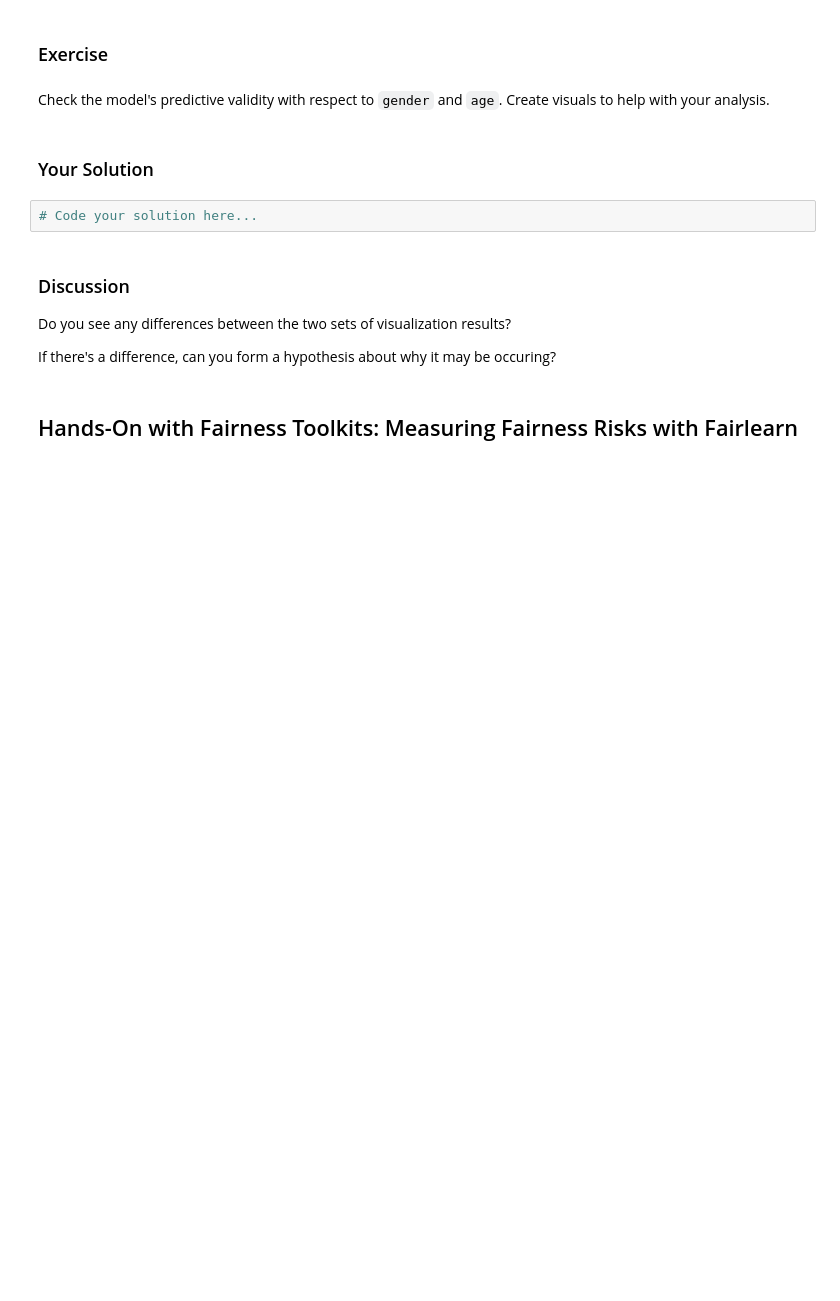
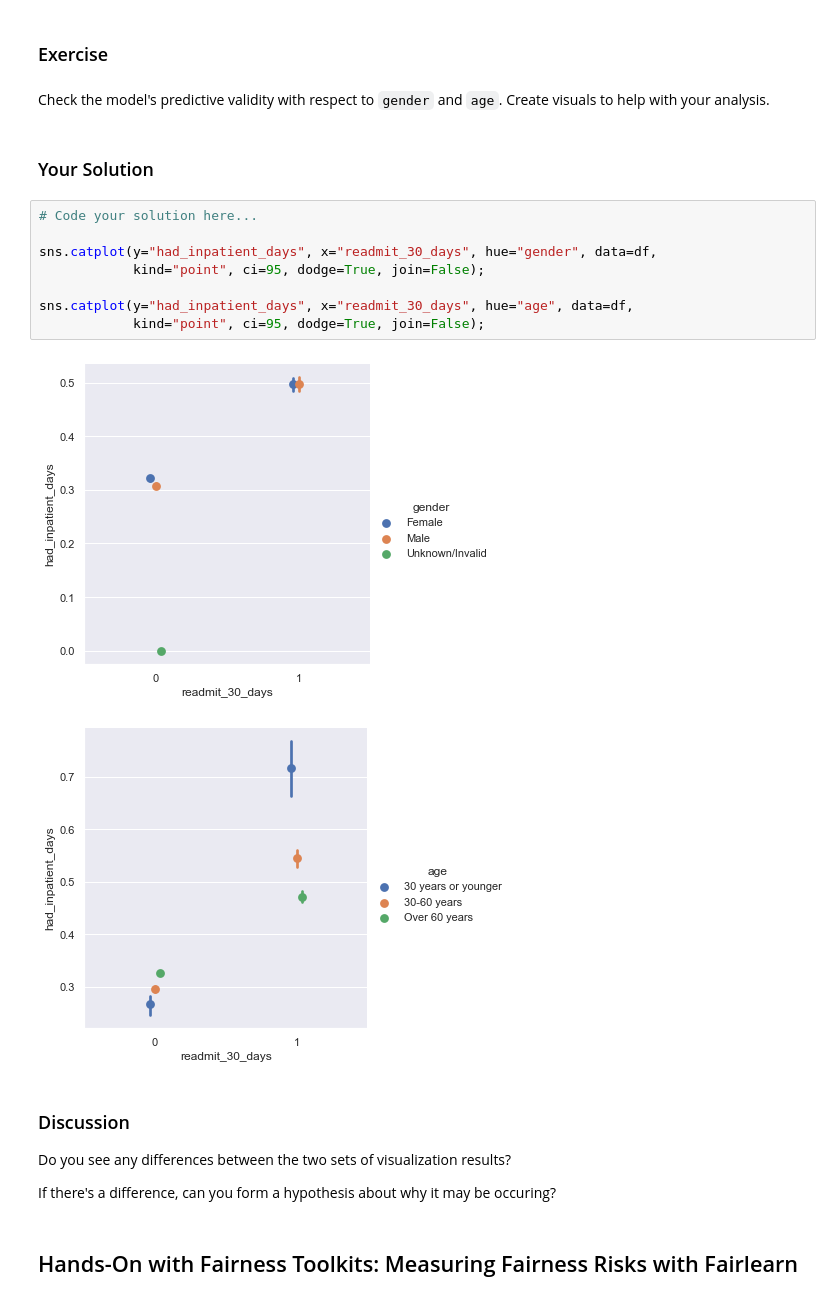
Before and after one commit to tariqking/aist, a Jupyter notebook: notebooks/05-FairnessAssessmentMitigation.ipynb, the cells around one changed output. Drawn from its saved outputs; the diff is of its cells as text; blank space fills up the shorter version.

```diff
--- a/notebooks/05-FairnessAssessmentMitigation.ipynb
+++ b/notebooks/05-FairnessAssessmentMitigation.ipynb
@@ -244,8 +275,17 @@ sns.catplot(y="had_inpatient_days", x="readmit_30_days", hue="race", data=df,
 Check the model's predictive validity with respect to `gender` and `age`. Create visuals to help with your analysis.
 # %% [markdown]
 ### Your Solution
-# %%
-# Code your solution here...
+# %%
+# Code your solution here...
+
+sns.catplot(y="had_inpatient_days", x="readmit_30_days", hue="gender", data=df,
+            kind="point", ci=95, dodge=True, join=False);
+
+sns.catplot(y="had_inpatient_days", x="readmit_30_days", hue="age", data=df,
+            kind="point", ci=95, dodge=True, join=False);
+# %% [output]
+[figure, added]
+[figure, added]
 # %% [markdown]
 ### Discussion
 
```
Also changed, not shown: parts of 9 cells of this notebook.
